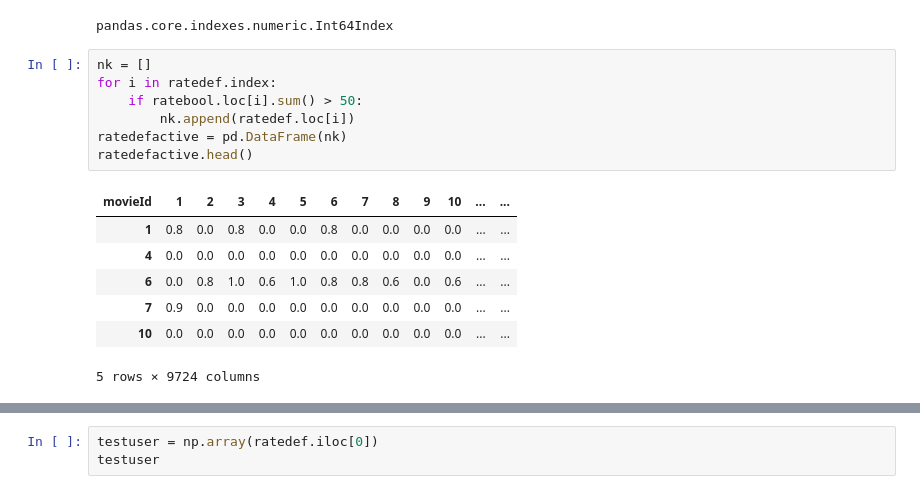
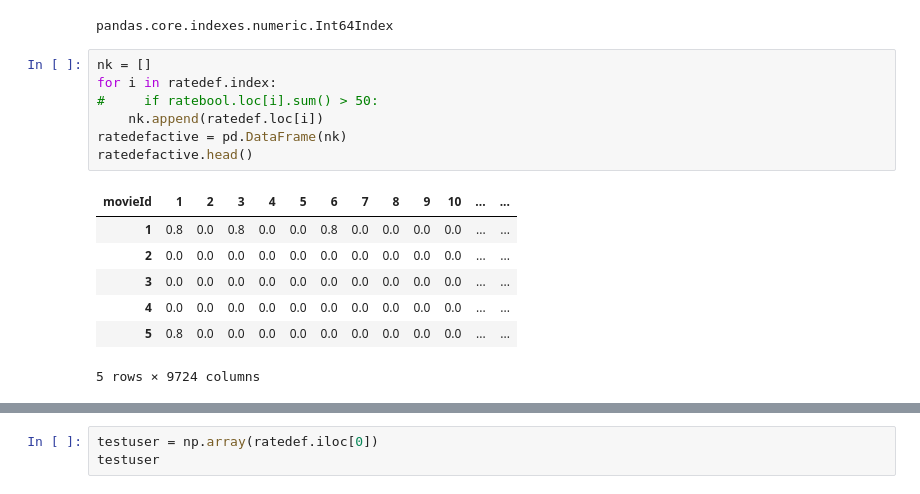
Before and after one commit to parthjain98in/BTP, a Jupyter notebook: new_similarity.ipynb, the cells around one changed output, grey strips where cells are left out. Drawn from its saved outputs; the diff is of its cells as text.

```diff
--- a/new_similarity.ipynb
+++ b/new_similarity.ipynb
@@ -176,15 +176,15 @@ pandas.core.indexes.numeric.Int64Index
 # %%
 nk = []
 for i in ratedef.index:
-    if ratebool.loc[i].sum() > 50:
-        nk.append(ratedef.loc[i])
+#     if ratebool.loc[i].sum() > 50:
+    nk.append(ratedef.loc[i])
 ratedefactive = pd.DataFrame(nk)
 ratedefactive.head()
 # %% [output]
 | movieId | 1 | 2 | 3 | 4 | 5 | 6 | 7 | 8 | 9 | 10 | ... | ... |
 | 1 | 0.8 | 0.0 | 0.8 | 0.0 | 0.0 | 0.8 | 0.0 | 0.0 | 0.0 | 0.0 | ... | ... |
+| 2 | 0.0 | 0.0 | 0.0 | 0.0 | 0.0 | 0.0 | 0.0 | 0.0 | 0.0 | 0.0 | ... | ... |
+| 3 | 0.0 | 0.0 | 0.0 | 0.0 | 0.0 | 0.0 | 0.0 | 0.0 | 0.0 | 0.0 | ... | ... |
 | 4 | 0.0 | 0.0 | 0.0 | 0.0 | 0.0 | 0.0 | 0.0 | 0.0 | 0.0 | 0.0 | ... | ... |
-| 6 | 0.0 | 0.8 | 1.0 | 0.6 | 1.0 | 0.8 | 0.8 | 0.6 | 0.0 | 0.6 | ... | ... |
-| 7 | 0.9 | 0.0 | 0.0 | 0.0 | 0.0 | 0.0 | 0.0 | 0.0 | 0.0 | 0.0 | ... | ... |
-| 10 | 0.0 | 0.0 | 0.0 | 0.0 | 0.0 | 0.0 | 0.0 | 0.0 | 0.0 | 0.0 | ... | ... |
+| 5 | 0.8 | 0.0 | 0.0 | 0.0 | 0.0 | 0.0 | 0.0 | 0.0 | 0.0 | 0.0 | ... | ... |
 5 rows × 9724 columns
```
Also changed, not shown: parts of 29 cells of this notebook, 6 other files.
